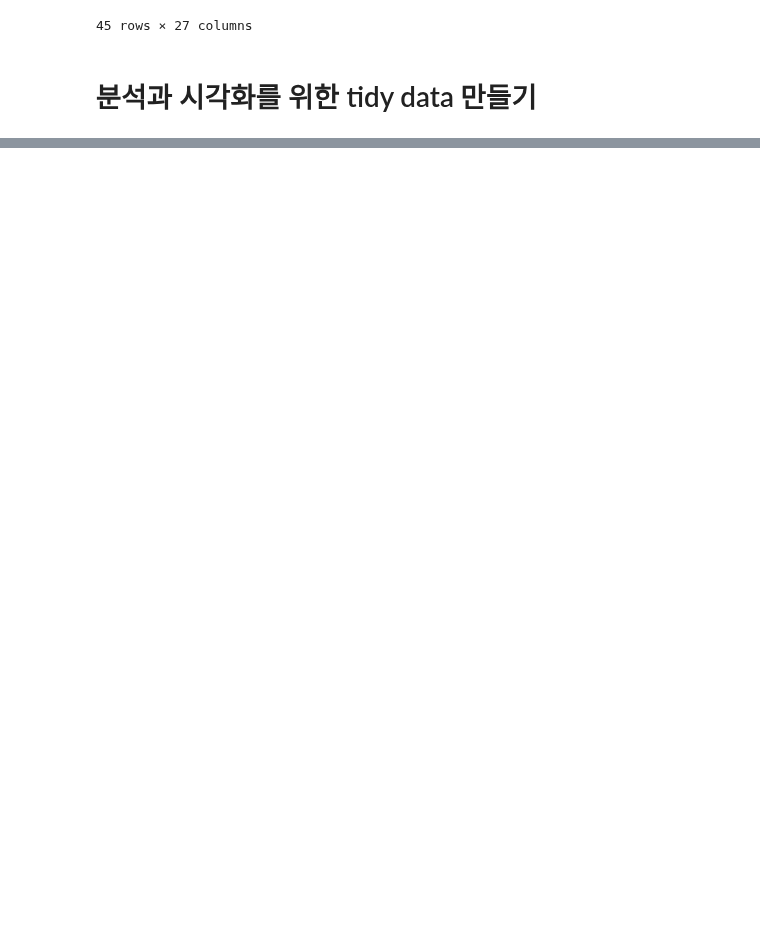
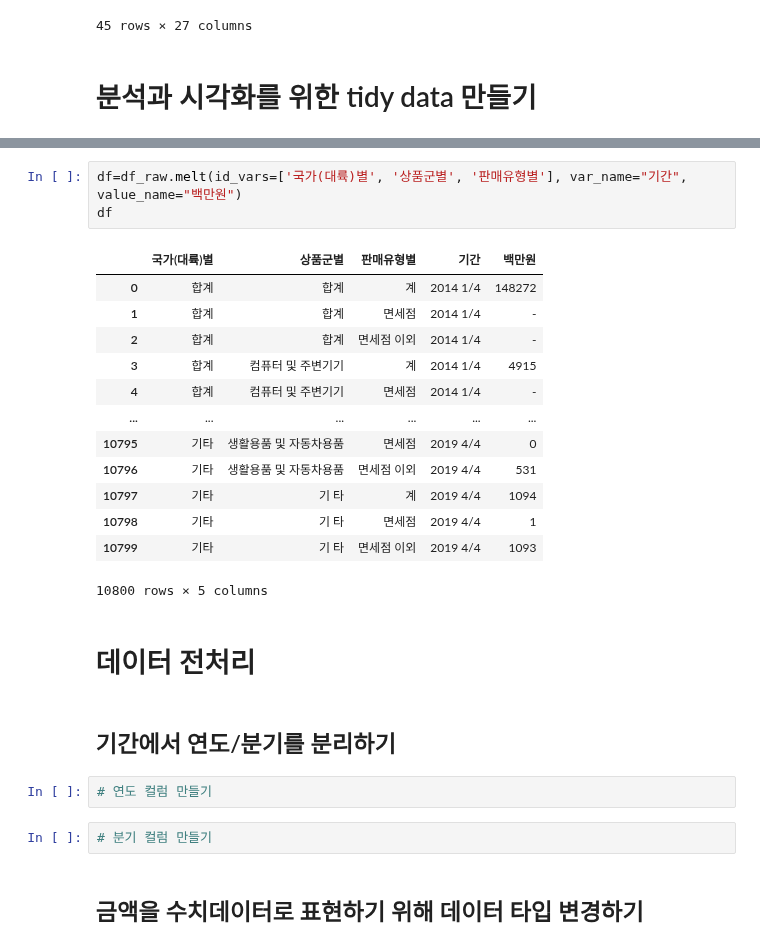
Before and after one commit to tree698/Data_Analysis, a Jupyter notebook: 3. K-beauty/K-beauty.ipynb, the cells around one changed output, grey strips where cells are left out. Cells and saved outputs as stored; diff of their text form; blank space fills up the shorter version.

```diff
--- a/3. K-beauty/K-beauty.ipynb
+++ b/3. K-beauty/K-beauty.ipynb
@@ -95,0 +127,27 @@ df_raw[df_raw["국가(대륙)별"] == "미국"]
+# %%
+df=df_raw.melt(id_vars=['국가(대륙)별', '상품군별', '판매유형별'], var_name="기간", value_name="백만원")
+df
+# %% [output]
+|  | 국가(대륙)별 | 상품군별 | 판매유형별 | 기간 | 백만원 |
+| 0 | 합계 | 합계 | 계 | 2014 1/4 | 148272 |
+| 1 | 합계 | 합계 | 면세점 | 2014 1/4 | - |
+| 2 | 합계 | 합계 | 면세점 이외 | 2014 1/4 | - |
+| 3 | 합계 | 컴퓨터 및 주변기기 | 계 | 2014 1/4 | 4915 |
+| 4 | 합계 | 컴퓨터 및 주변기기 | 면세점 | 2014 1/4 | - |
+| ... | ... | ... | ... | ... | ... |
+| 10795 | 기타 | 생활용품 및 자동차용품 | 면세점 | 2019 4/4 | 0 |
+| 10796 | 기타 | 생활용품 및 자동차용품 | 면세점 이외 | 2019 4/4 | 531 |
+| 10797 | 기타 | 기 타 | 계 | 2019 4/4 | 1094 |
+| 10798 | 기타 | 기 타 | 면세점 | 2019 4/4 | 1 |
+| 10799 | 기타 | 기 타 | 면세점 이외 | 2019 4/4 | 1093 |
+10800 rows × 5 columns
+# %% [markdown]
+# 데이터 전처리
+# %% [markdown]
+## 기간에서 연도/분기를 분리하기
+# %%
+# 연도 컬럼 만들기
+# %%
+# 분기 컬럼 만들기
+# %% [markdown]
+## 금액을 수치데이터로 표현하기 위해 데이터 타입 변경하기
```
Also changed, not shown: parts of 9 cells of this notebook.
